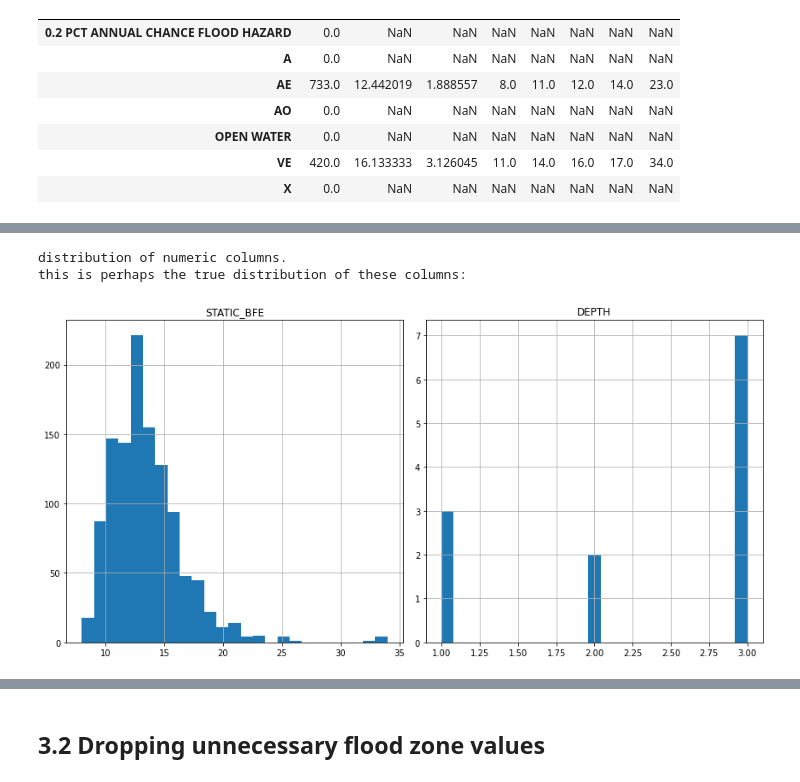
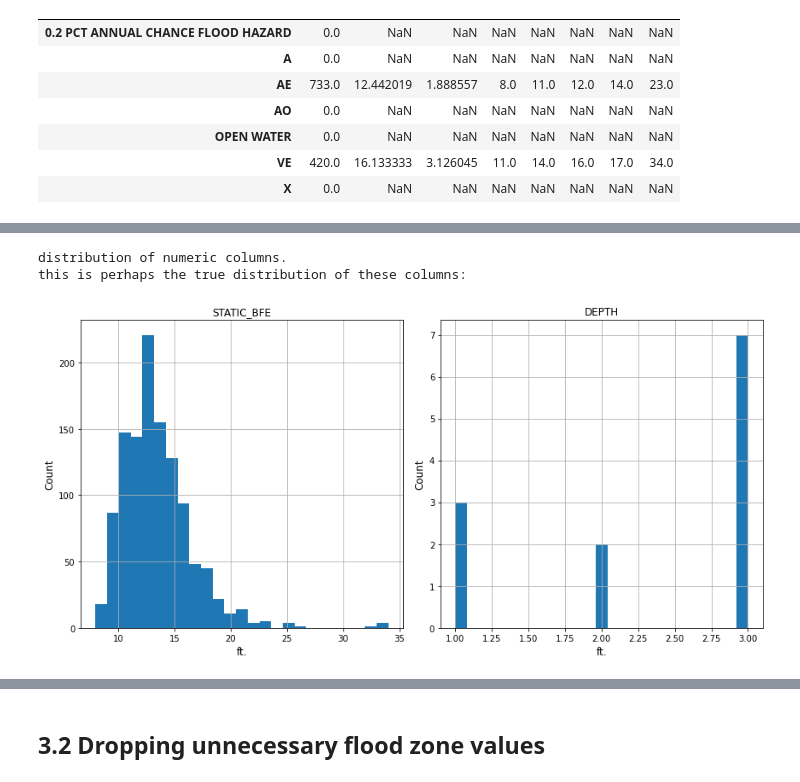
Before and after one commit to mebauer/nyc-floodzone-analysis, a Jupyter notebook: floodzone_pfirm_analysis.ipynb, the cells around one changed output, grey strips where cells are left out. Cells and saved outputs as stored; diff of their text form; code cells hidden in the pictures.

```diff
--- a/floodzone_pfirm_analysis.ipynb
+++ b/floodzone_pfirm_analysis.ipynb
@@ -639,10 +666,15 @@ reviewing summary statistics for depths by flood zone:
 # %%
 print('distribution of numeric columns.')
 print('this is perhaps the true distribution of these columns:')
 
-pfirm_df.hist(figsize=(12,6), bins=25)
+hist = pfirm_df.hist(figsize=(12,6), bins=25)
+
+for ax in hist.flatten():
+    ax.set_xlabel("ft.", fontsize=12)
+    ax.set_ylabel("Count", fontsize=12)
+
 plt.tight_layout()
 # %% [output]
 distribution of numeric columns.
 this is perhaps the true distribution of these columns:
-[figure, old version]
+[figure, new version]
```
Also changed, not shown: parts of 56 cells of this notebook.
